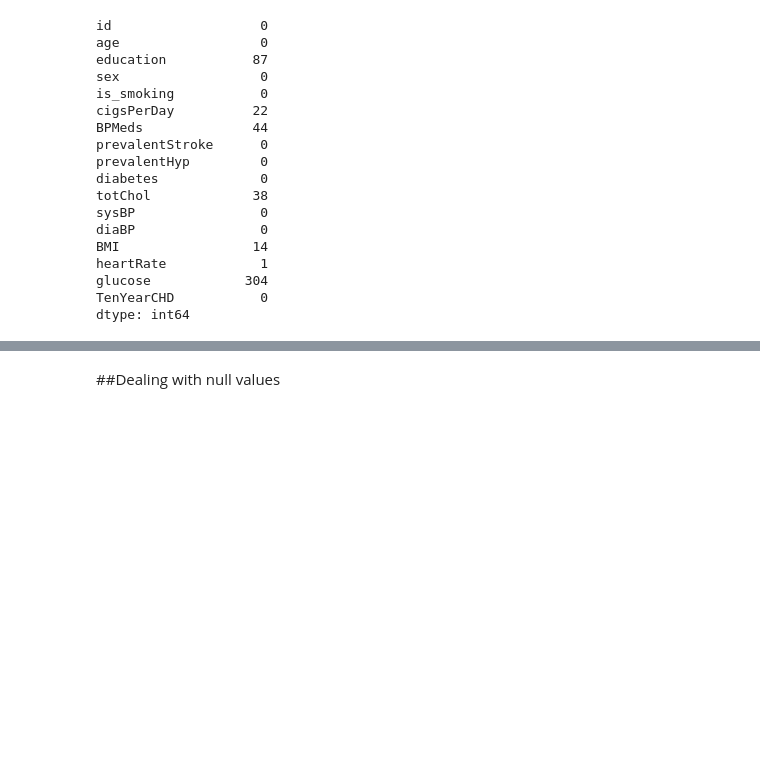
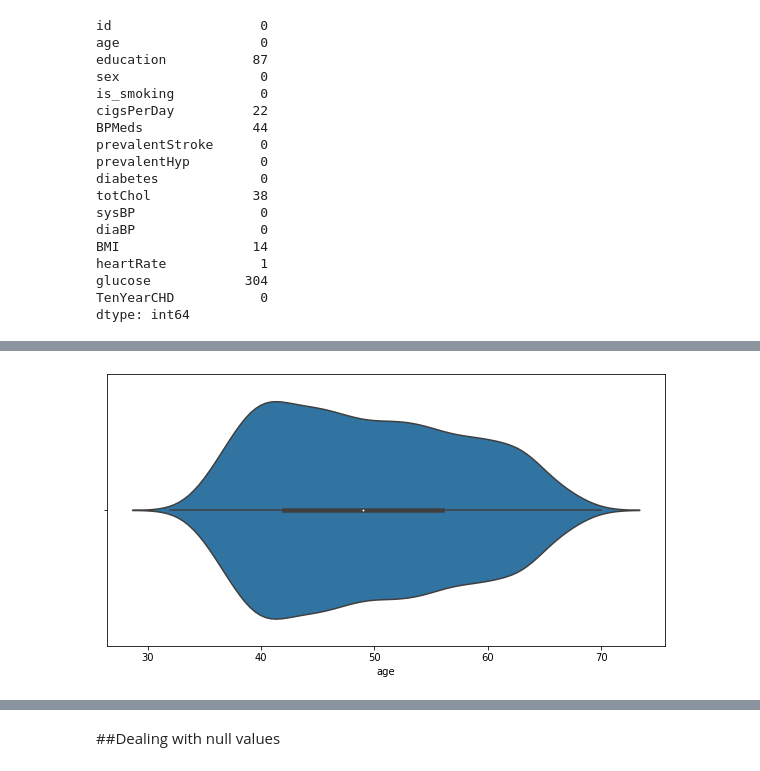
Before and after one commit to sravyagadam/ML_Classification, a Jupyter notebook: AlmaBetter_ML_Classification_CardioVascularRisk.ipynb, the cells around one changed output, grey strips where cells are left out. Saved outputs shown, nothing was run; the diff lists cells and outputs as text; code cells hidden in the pictures; blank space fills up the shorter version.

```diff
--- a/AlmaBetter_ML_Classification_CardioVascularRisk.ipynb
+++ b/AlmaBetter_ML_Classification_CardioVascularRisk.ipynb
@@ -120,0 +140,6 @@ dtype: int64
+# %%
+plt.figure(figsize = (10,5))
+ax= sns.violinplot(data['age'])
+plt.show()
+# %% [output]
+[figure, added]
```
Also changed, not shown: parts of 18 cells of this notebook.
